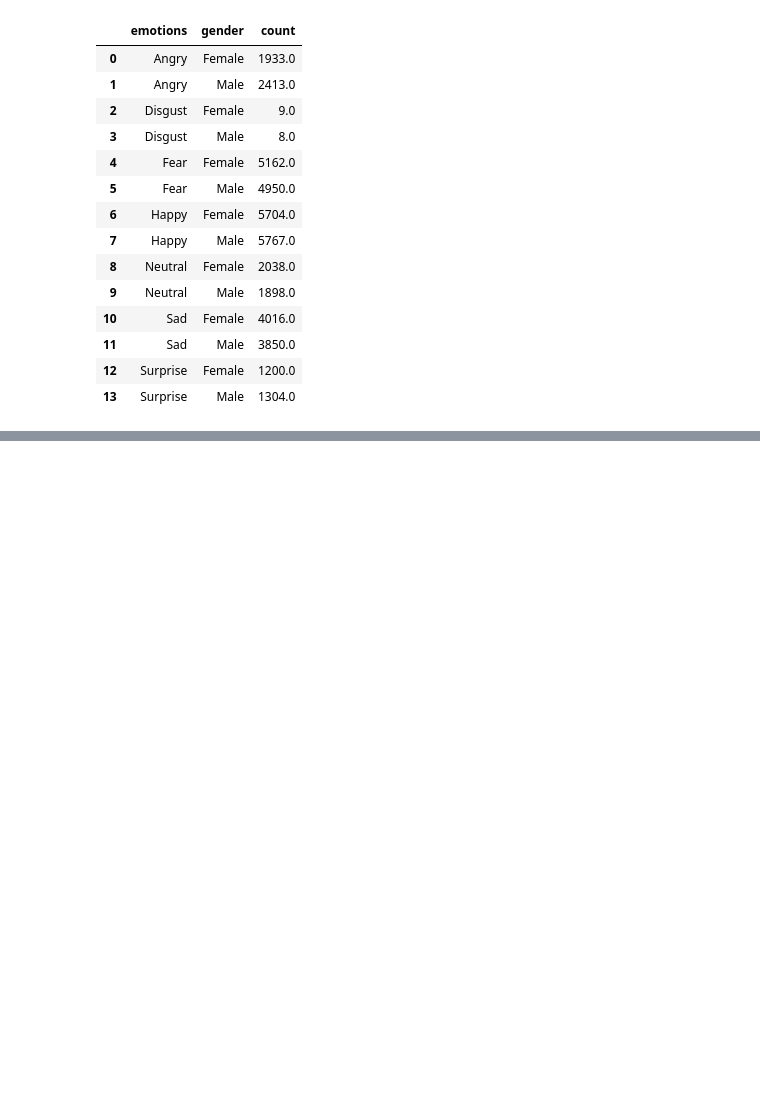
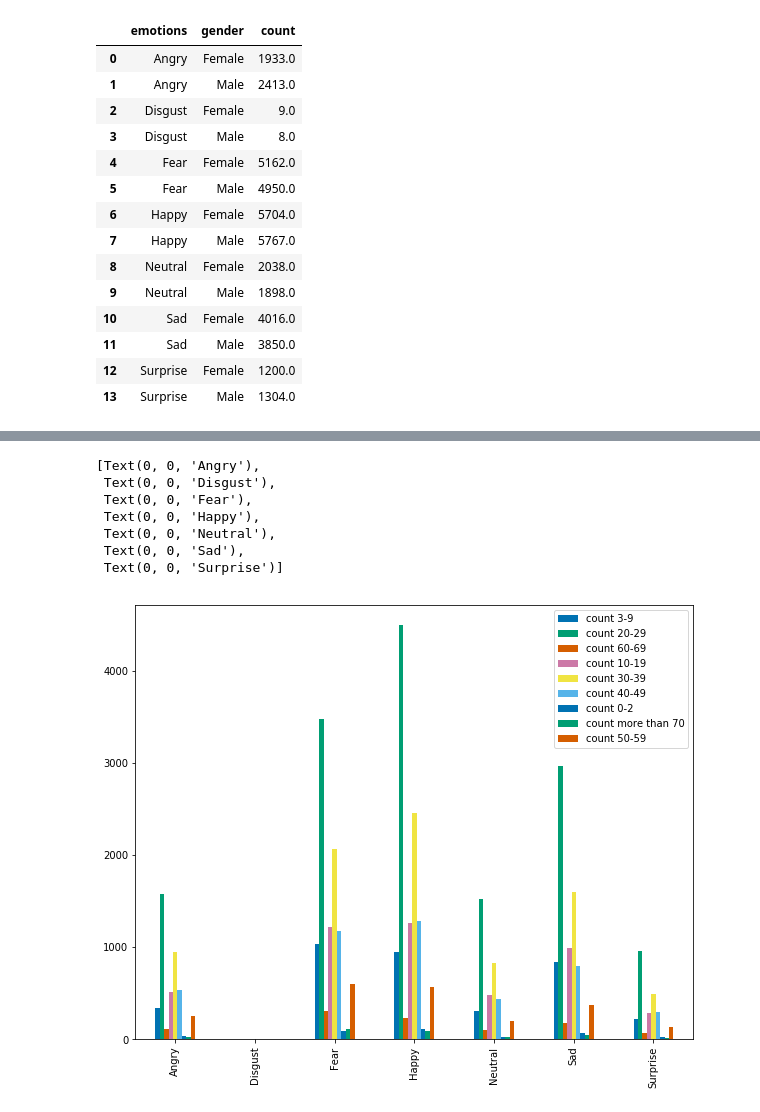
Before and after one commit to EwertonDCSilv/emotion_faces, a Jupyter notebook: tp.ipynb, the cells around one changed output, grey strips where cells are left out. Drawn from its saved outputs; the diff is of its cells as text; code cells hidden in the pictures; blank space fills up the shorter version.

```diff
--- a/tp.ipynb
+++ b/tp.ipynb
@@ -289,0 +261,3 @@ ax.bar(X + 0.25, whithe, color = 'g', width = 0.25)
+# %%
+df_age_gender = df.groupby(["emotions", "age", "gender"], as_index=False).sum()
+df_age_gender.columns = ["emotions", "age", "gender","count"]
@@ -289,0 +271,17 @@ ax.bar(X + 0.25, whithe, color = 'g', width = 0.25)
+# %%
+df_male = df_age_gender.query("gender == 'Male'")
+df_female = df_age_gender.query("gender == 'Female'")
+# %%
+emotions_list = list(df_female['emotions'].unique())
+
+df_merge = mergeForPlot(df_age,'age')
+df_merge.plot.bar().set_xticklabels(emotions_list)
+# %% [output]
+[Text(0, 0, 'Angry'),
+ Text(0, 0, 'Disgust'),
+ Text(0, 0, 'Fear'),
+ Text(0, 0, 'Happy'),
+ Text(0, 0, 'Neutral'),
+ Text(0, 0, 'Sad'),
+ Text(0, 0, 'Surprise')]
+[figure, added]
```
Also changed, not shown: parts of 24 cells of this notebook, 1 other file.
